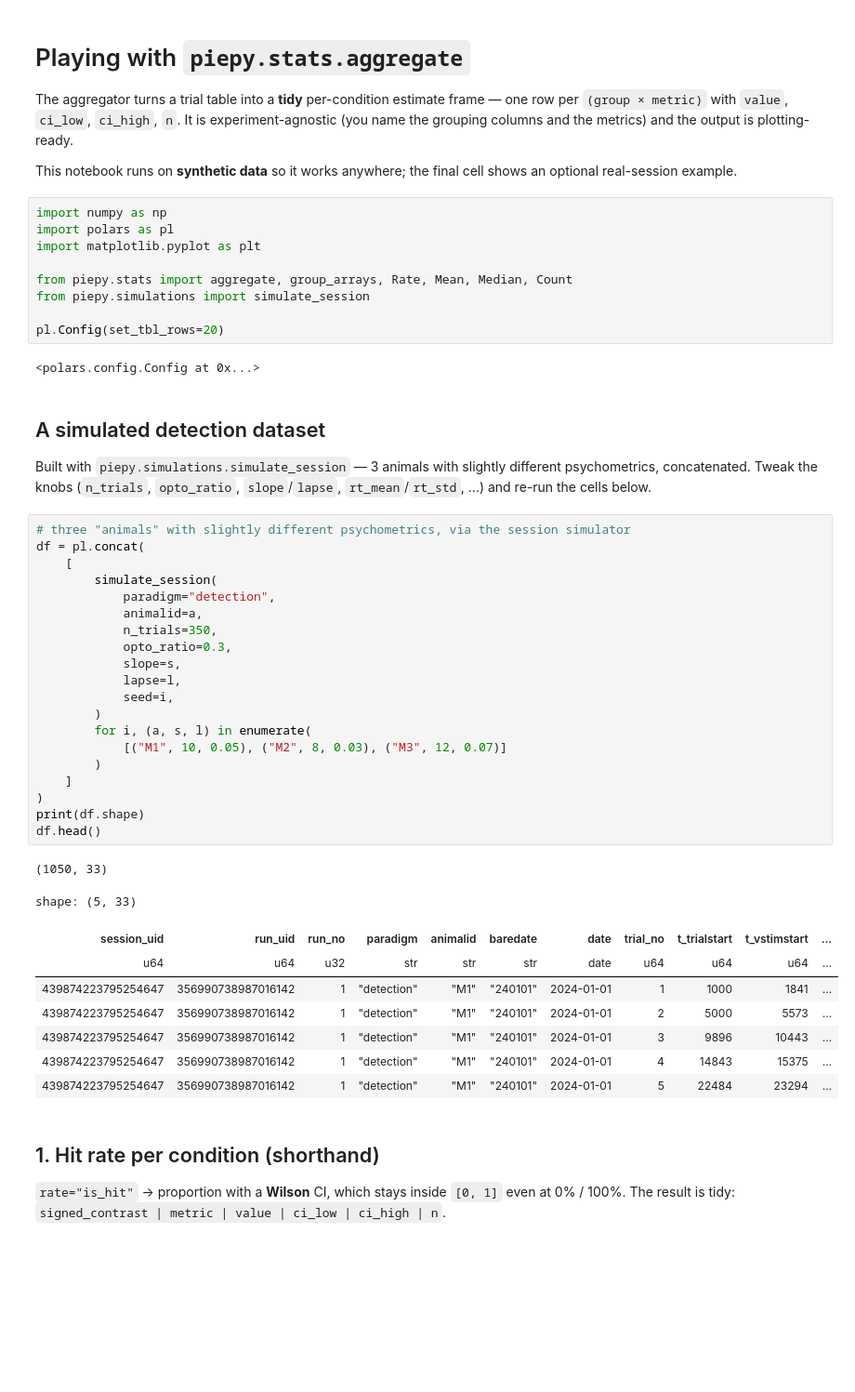
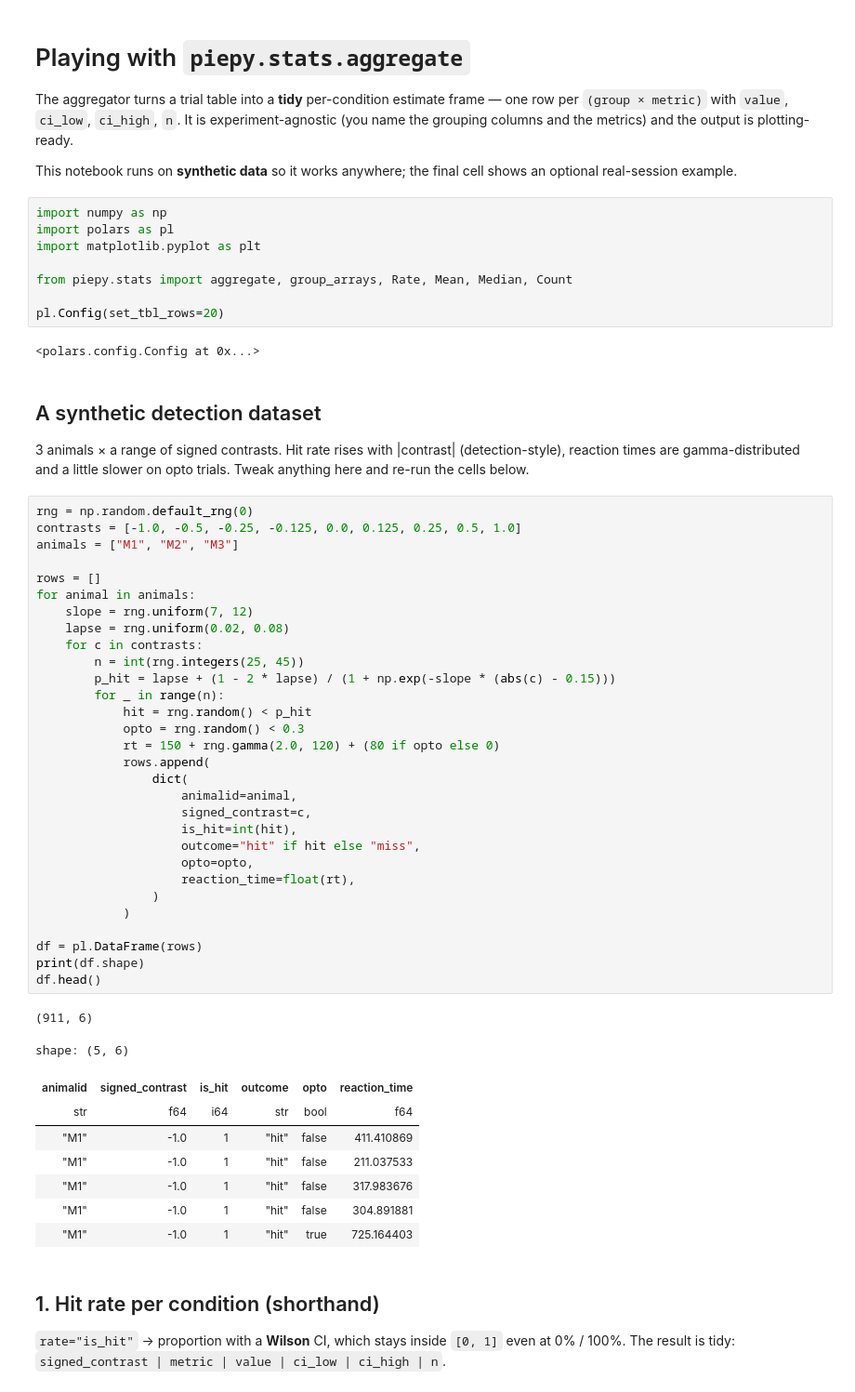
Before and after one commit to kaancet/piepy, a Jupyter notebook: notebooks/example_aggregate.ipynb, the cells around one changed output. Shown at 93% size. Drawn from its saved outputs; the diff is of its cells as text; blank space fills up the shorter version.

```diff
--- a/notebooks/example_aggregate.ipynb
+++ b/notebooks/example_aggregate.ipynb
@@ -13,47 +13,56 @@ import polars as pl
 import matplotlib.pyplot as plt
 
 from piepy.stats import aggregate, group_arrays, Rate, Mean, Median, Count
-from piepy.simulations import simulate_session
 
 pl.Config(set_tbl_rows=20)
 # %% [output]
 <polars.config.Config at 0x...>
 # %% [markdown]
-## A simulated detection dataset
+## A synthetic detection dataset
 
-Built with `piepy.simulations.simulate_session` — 3 animals with slightly different
-psychometrics, concatenated. Tweak the knobs (`n_trials`, `opto_ratio`, `slope`/`lapse`,
-`rt_mean`/`rt_std`, ...) and re-run the cells below.
+3 animals × a range of signed contrasts. Hit rate rises with |contrast| (detection-style),
+reaction times are gamma-distributed and a little slower on opto trials. Tweak anything here
+and re-run the cells below.
 # %%
-# three "animals" with slightly different psychometrics, via the session simulator
-df = pl.concat(
-    [
-        simulate_session(
-            paradigm="detection",
-            animalid=a,
-            n_trials=350,
-            opto_ratio=0.3,
-            slope=s,
-            lapse=l,
-            seed=i,
-        )
-        for i, (a, s, l) in enumerate(
-            [("M1", 10, 0.05), ("M2", 8, 0.03), ("M3", 12, 0.07)]
-        )
-    ]
-)
+rng = np.random.default_rng(0)
+contrasts = [-1.0, -0.5, -0.25, -0.125, 0.0, 0.125, 0.25, 0.5, 1.0]
+animals = ["M1", "M2", "M3"]
+
+rows = []
+for animal in animals:
+    slope = rng.uniform(7, 12)
+    lapse = rng.uniform(0.02, 0.08)
+    for c in contrasts:
+        n = int(rng.integers(25, 45))
+        p_hit = lapse + (1 - 2 * lapse) / (1 + np.exp(-slope * (abs(c) - 0.15)))
+        for _ in range(n):
+            hit = rng.random() < p_hit
+            opto = rng.random() < 0.3
+            rt = 150 + rng.gamma(2.0, 120) + (80 if opto else 0)
+            rows.append(
+                dict(
+                    animalid=animal,
+                    signed_contrast=c,
+                    is_hit=int(hit),
+                    outcome="hit" if hit else "miss",
+                    opto=opto,
+                    reaction_time=float(rt),
+                )
+            )
+
+df = pl.DataFrame(rows)
 print(df.shape)
 df.head()
 # %% [output]
-(1050, 33)
+(911, 6)
-shape: (5, 33)
+shape: (5, 6)
-| session_uid | run_uid | run_no | paradigm | animalid | baredate | date | trial_no | t_trialstart | t_vstimstart | ... |
-| u64 | u64 | u32 | str | str | str | date | u64 | u64 | u64 | ... |
-| 439874223795254647 | 356990738987016142 | 1 | "detection" | "M1" | "240101" | 2024-01-01 | 1 | 1000 | 1841 | ... |
-| 439874223795254647 | 356990738987016142 | 1 | "detection" | "M1" | "240101" | 2024-01-01 | 2 | 5000 | 5573 | ... |
-| 439874223795254647 | 356990738987016142 | 1 | "detection" | "M1" | "240101" | 2024-01-01 | 3 | 9896 | 10443 | ... |
-| 439874223795254647 | 356990738987016142 | 1 | "detection" | "M1" | "240101" | 2024-01-01 | 4 | 14843 | 15375 | ... |
-| 439874223795254647 | 356990738987016142 | 1 | "detection" | "M1" | "240101" | 2024-01-01 | 5 | 22484 | 23294 | ... |
+| animalid | signed_contrast | is_hit | outcome | opto | reaction_time |
+| str | f64 | i64 | str | bool | f64 |
+| "M1" | -1.0 | 1 | "hit" | false | 411.410869 |
+| "M1" | -1.0 | 1 | "hit" | false | 211.037533 |
+| "M1" | -1.0 | 1 | "hit" | false | 317.983676 |
+| "M1" | -1.0 | 1 | "hit" | false | 304.891881 |
+| "M1" | -1.0 | 1 | "hit" | true | 725.164403 |
 # %% [markdown]
 ## 1. Hit rate per condition (shorthand)
 
```
Also changed, not shown: parts of 7 cells of this notebook, 7 other files.
